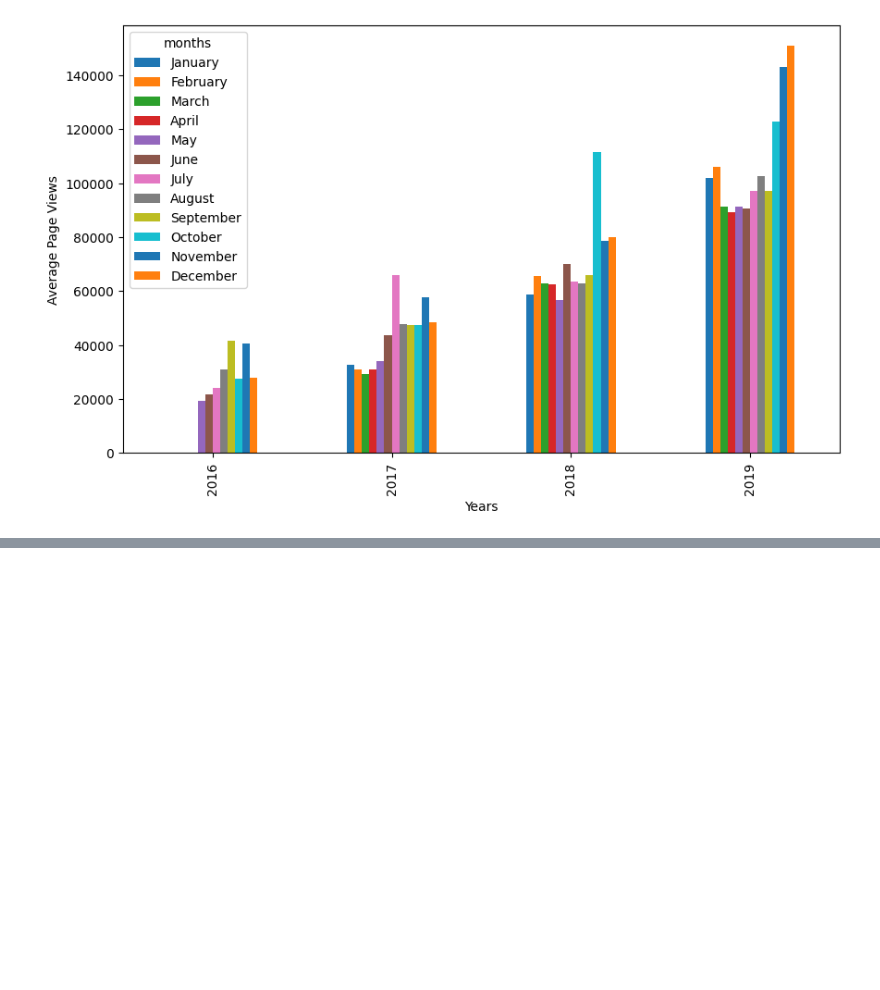
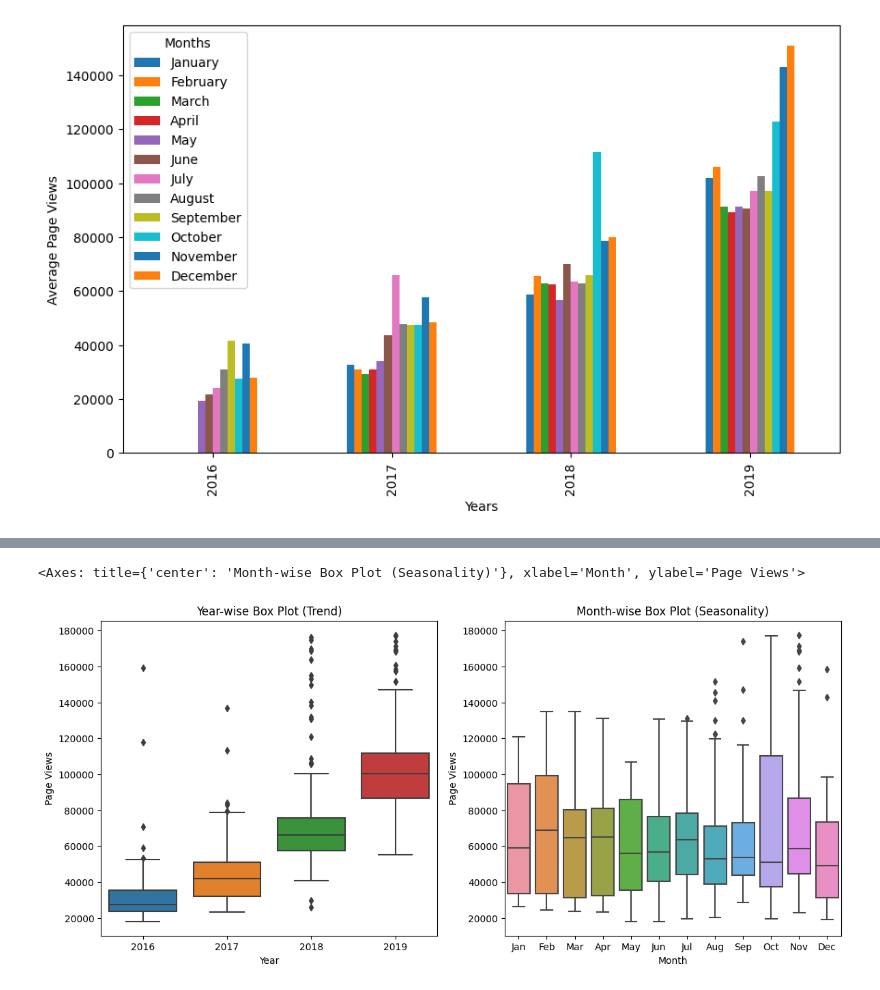
Before and after one commit to vinnym202/data_analysis_cert, a Jupyter notebook: time_series_visualizer.ipynb, the cells around one changed output, grey strips where cells are left out. Saved outputs shown, nothing was run; the diff lists cells and outputs as text; code cells hidden in the pictures; blank space fills up the shorter version.

```diff
--- a/time_series_visualizer.ipynb
+++ b/time_series_visualizer.ipynb
@@ -80,3 +80,10 @@ plt.ylabel('Average Page Views')
 # %% [output]
 Text(0, 0.5, 'Average Page Views')
 [figure]
+# %%
+# Prepare data for box plots (this part is done!)
+df_box = df.copy()
+df_box.reset_index(inplace=True)
+df_box['year'] = [d.year for d in df_box.date]
+df_box['month'] = [d.strftime('%b') for d in df_box.date]
+df_box
@@ -82,0 +104,6 @@ Text(0, 0.5, 'Average Page Views')
+# %%
+df_box = df_box.rename(columns={'value': 'Page Views', 'year': 'Year', 'month': 'Month'})
+order = ['Jan', 'Feb', 'Mar', 'Apr', 'May', 'Jun',
+               'Jul', 'Aug', 'Sep', 'Oct', 'Nov', 'Dec']
+df_box['Month'] = pd.Categorical(df_box['Month'], categories=order, ordered=True)
+df_box
@@ -82,0 +124,9 @@ Text(0, 0.5, 'Average Page Views')
+# %%
+fig, axs = plt.subplots(1, 2, figsize=(14, 6))
+axs[0].set_title('Year-wise Box Plot (Trend)')
+axs[1].set_title('Month-wise Box Plot (Seasonality)')
+sns.boxplot(data=df_box, x='Year', y='Page Views', ax=axs[0])
+sns.boxplot(data=df_box, x='Month', y='Page Views', ax=axs[1])
+# %% [output]
+<Axes: title={'center': 'Month-wise Box Plot (Seasonality)'}, xlabel='Month', ylabel='Page Views'>
+[figure, added]
```
Also changed, not shown: parts of 3 cells of this notebook, 1 other file.
